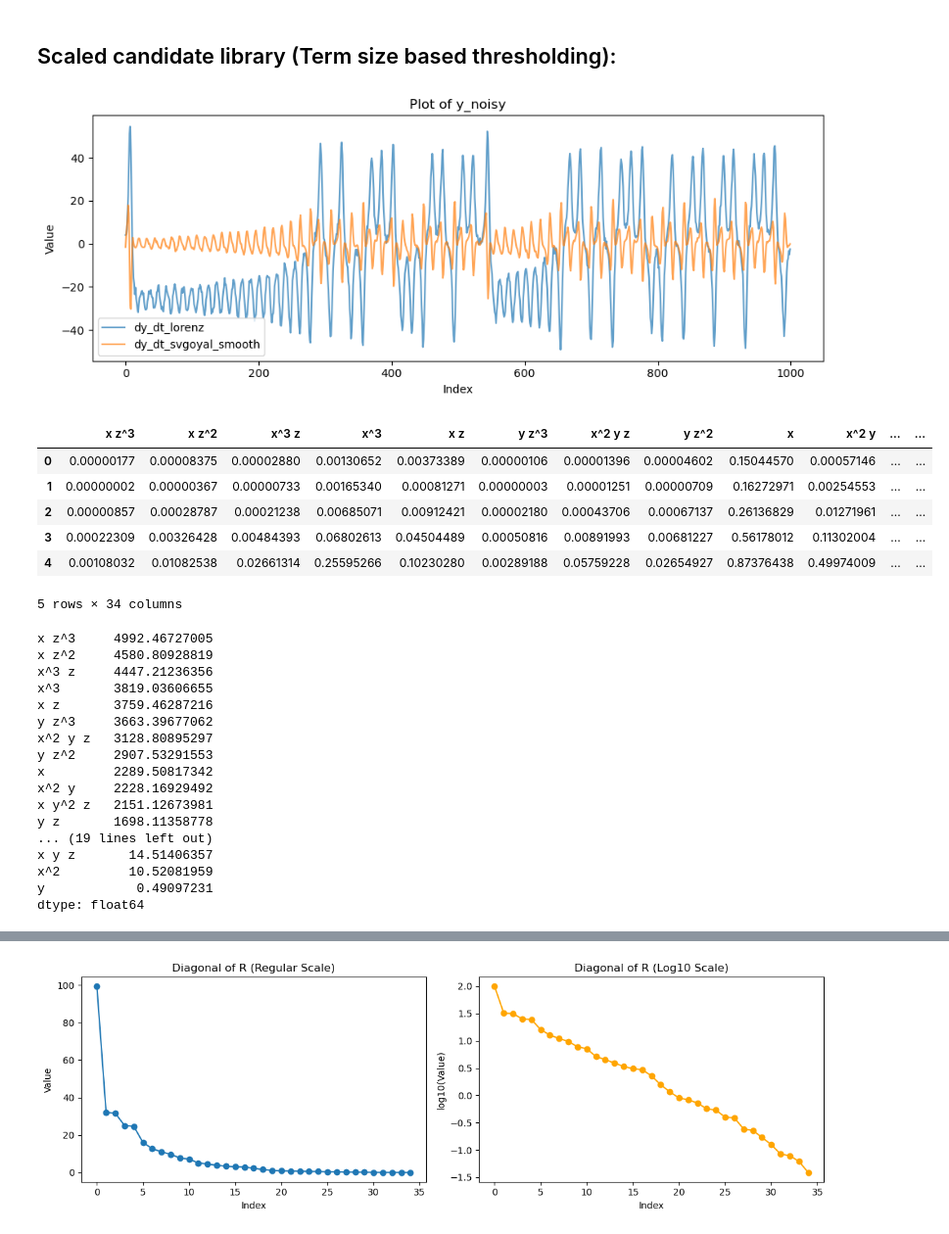
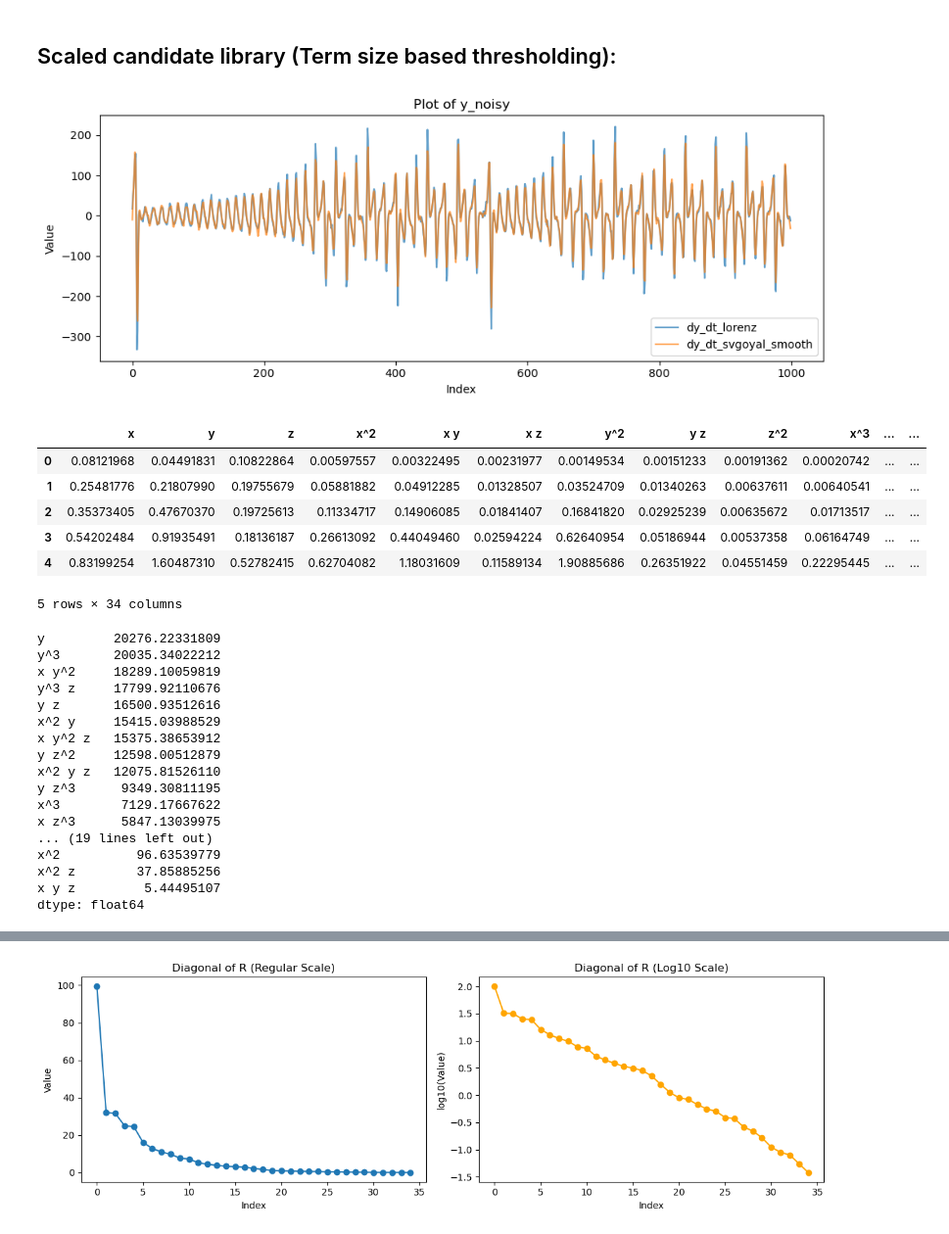
Before and after one commit to mjayadharan/DAE-FINDER_dev, a Jupyter notebook: Examples/IllposednessCheck/OLS thresholding 4.ipynb, the cells around one changed output, grey strips where cells are left out. Shown at 98% size. Drawn from its saved outputs; the diff is of its cells as text; code cells hidden in the pictures.

```diff
--- a/Examples/IllposednessCheck/OLS thresholding 4.ipynb
+++ b/Examples/IllposednessCheck/OLS thresholding 4.ipynb
@@ -374,13 +376,13 @@ stols_df
 ## Scaled candidate library (Term size based thresholding):
 # %%
 # Use the scaled_cand_lib to get the columns 'x', 'y', 'z'
-x_vals = scaled_cand_lib['x'].values
-y_vals = scaled_cand_lib['y'].values
-z_vals = scaled_cand_lib['z'].values
+# x_vals = scaled_cand_lib['x'].values
+# y_vals = scaled_cand_lib['y'].values
+# z_vals = scaled_cand_lib['z'].values
 
-# x_vals =  candidate_lib_full['x'].values
-# y_vals = candidate_lib_full['y'].values
-# z_vals = candidate_lib_full['z'].values
+x_vals =  candidate_lib_full['x'].values
+y_vals = candidate_lib_full['y'].values
+z_vals = candidate_lib_full['z'].values
 
 # Lorenz parameters (already defined above)
 # sigma, rho, beta = 10.0, 28.0, 8.0/3.0
@@ -446,42 +448,42 @@ plt.legend()
 plt.tight_layout()
 plt.show()
 # %% [output]
-[figure, old version]
+[figure, new version]
 # %%
-b_ = dy_dt_svgol_filter
-# b_ = dx_dt_svgol_filter
+b_ = dx_dt_svgol_filter
+# b_ = dy_dt_svgol_filter
 # b_ = dz_dt_svgol_filter
 
 inner_products = np.abs(scaled_cand_lib.apply(lambda col: np.dot(b_, col)))
 sorted_columns = inner_products.sort_values()[::-1].index
-scaled_cand_lib = scaled_cand_lib[sorted_columns]
+# scaled_cand_lib = scaled_cand_lib[sorted_columns]
 scaled_cand_lib.head()
 # %% [output]
-|  | x z^3 | x z^2 | x^3 z | x^3 | x z | y z^3 | x^2 y z | y z^2 | x | x^2 y | ... | ... |
-| 0 | 0.00000177 | 0.00008375 | 0.00002880 | 0.00130652 | 0.00373389 | 0.00000106 | 0.00001396 | 0.00004602 | 0.15044570 | 0.00057146 | ... | ... |
-| 1 | 0.00000002 | 0.00000367 | 0.00000733 | 0.00165340 | 0.00081271 | 0.00000003 | 0.00001251 | 0.00000709 | 0.16272971 | 0.00254553 | ... | ... |
-| 2 | 0.00000857 | 0.00028787 | 0.00021238 | 0.00685071 | 0.00912421 | 0.00002180 | 0.00043706 | 0.00067137 | 0.26136829 | 0.01271961 | ... | ... |
-| 3 | 0.00022309 | 0.00326428 | 0.00484393 | 0.06802613 | 0.04504489 | 0.00050816 | 0.00891993 | 0.00681227 | 0.56178012 | 0.11302004 | ... | ... |
-| 4 | 0.00108032 | 0.01082538 | 0.02661314 | 0.25595266 | 0.10230280 | 0.00289188 | 0.05759228 | 0.02654927 | 0.87376438 | 0.49974009 | ... | ... |
+|  | x | y | z | x^2 | x y | x z | y^2 | y z | z^2 | x^3 | ... | ... |
+| 0 | 0.08121968 | 0.04491831 | 0.10822864 | 0.00597557 | 0.00322495 | 0.00231977 | 0.00149534 | 0.00151233 | 0.00191362 | 0.00020742 | ... | ... |
+| 1 | 0.25481776 | 0.21807990 | 0.19755679 | 0.05881882 | 0.04912285 | 0.01328507 | 0.03524709 | 0.01340263 | 0.00637611 | 0.00640541 | ... | ... |
+| 2 | 0.35373405 | 0.47670370 | 0.19725613 | 0.11334717 | 0.14906085 | 0.01841407 | 0.16841820 | 0.02925239 | 0.00635672 | 0.01713517 | ... | ... |
+| 3 | 0.54202484 | 0.91935491 | 0.18136187 | 0.26613092 | 0.44049460 | 0.02594224 | 0.62640954 | 0.05186944 | 0.00537358 | 0.06164749 | ... | ... |
+| 4 | 0.83199254 | 1.60487310 | 0.52782415 | 0.62704082 | 1.18031609 | 0.11589134 | 1.90885686 | 0.26351922 | 0.04551459 | 0.22295445 | ... | ... |
 5 rows × 34 columns
 # %%
 inner_products.sort_values()[::-1]
 # %% [output]
-x z^3     4992.46727005
-x z^2     4580.80928819
-x^3 z     4447.21236356
-x^3       3819.03606655
-x z       3759.46287216
-y z^3     3663.39677062
-x^2 y z   3128.80895297
-y z^2     2907.53291553
-x         2289.50817342
-x^2 y     2228.16929492
-x y^2 z   2151.12673981
-y z       1698.11358778
+y         20276.22331809
+y^3       20035.34022212
+x y^2     18289.10059819
+y^3 z     17799.92110676
+y z       16500.93512616
+x^2 y     15415.03988529
+x y^2 z   15375.38653912
+y z^2     12598.00512879
+x^2 y z   12075.81526110
+y z^3      9349.30811195
+x^3        7129.17667622
+x z^3      5847.13039975
 ... (19 lines left out)
-x y z       14.51406357
-x^2         10.52081959
-y            0.49097231
+x^2          96.63539779
+x^2 z        37.85885256
+x y z         5.44495107
 dtype: float64
 # %%
```
Also changed, not shown: parts of 31 cells of this notebook, 54 other files.
